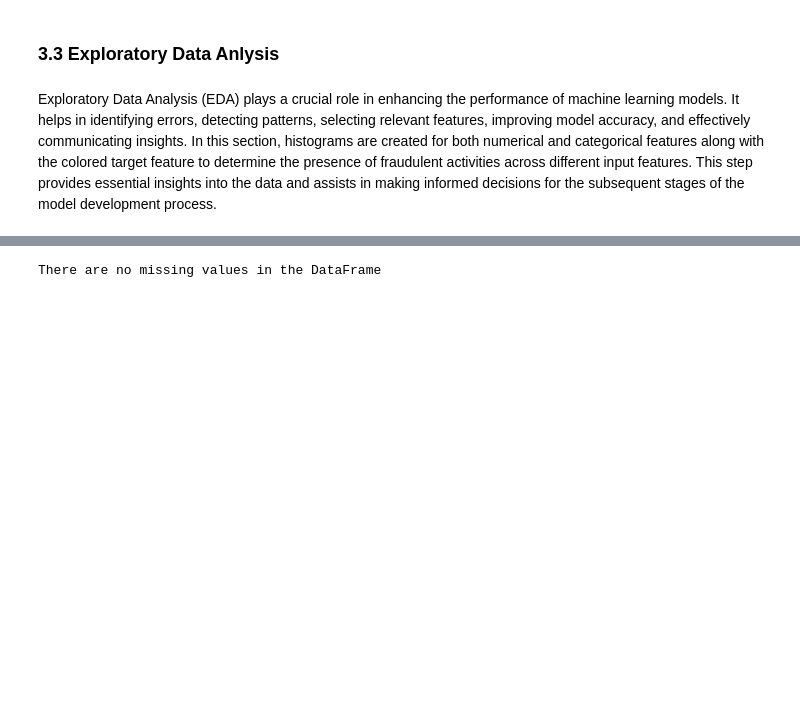
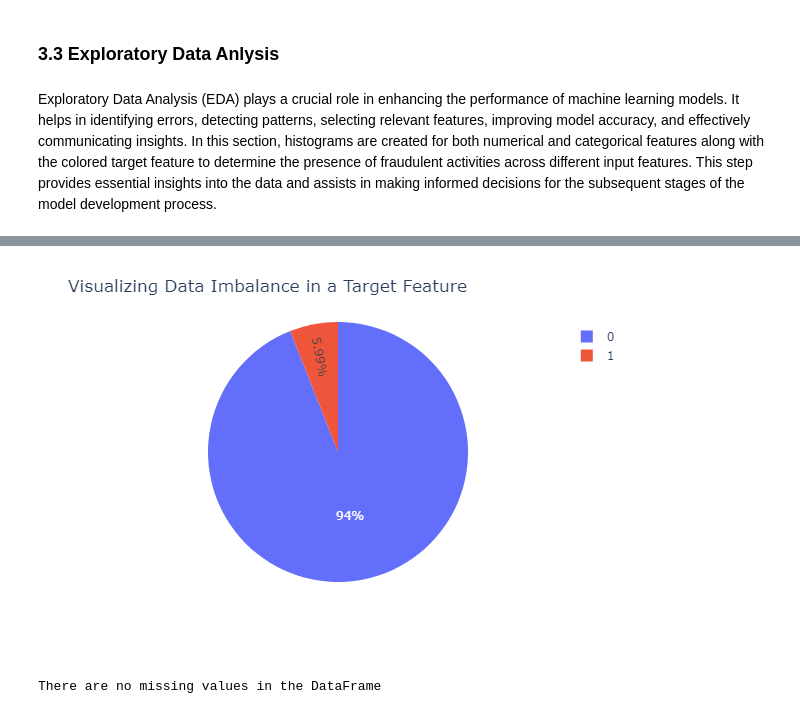
Before and after one commit to aswinram1997/Vehicle-Insurance-Fraud-Detection, a Jupyter notebook: jupyter_notebook/Vehicle Insurance Fraud Detection.ipynb, the cells around one changed output, grey strips where cells are left out. Saved outputs shown, nothing was run; the diff lists cells and outputs as text; code cells hidden in the pictures; blank space fills up the shorter version.

```diff
--- a/jupyter_notebook/Vehicle Insurance Fraud Detection.ipynb
+++ b/jupyter_notebook/Vehicle Insurance Fraud Detection.ipynb
@@ -240,3 +240,10 @@ for col in categorical_features:
+# %%
+# chart for target_feature
+fig = px.pie(df, values=df.groupby('FraudFound_P').size().values, names=df.groupby('FraudFound_P').size().index)
+fig.update_layout( title="Visualizing Data Imbalance in a Target Feature", width=600, height=400)
+fig.show(renderer="png", scale = 1)
+# %% [output]
+[figure, added]
 # %%
 # Check if there are any missing values in the DataFrame
 if df.isnull().any().any():
```
Also changed, not shown: parts of 6 cells of this notebook.
